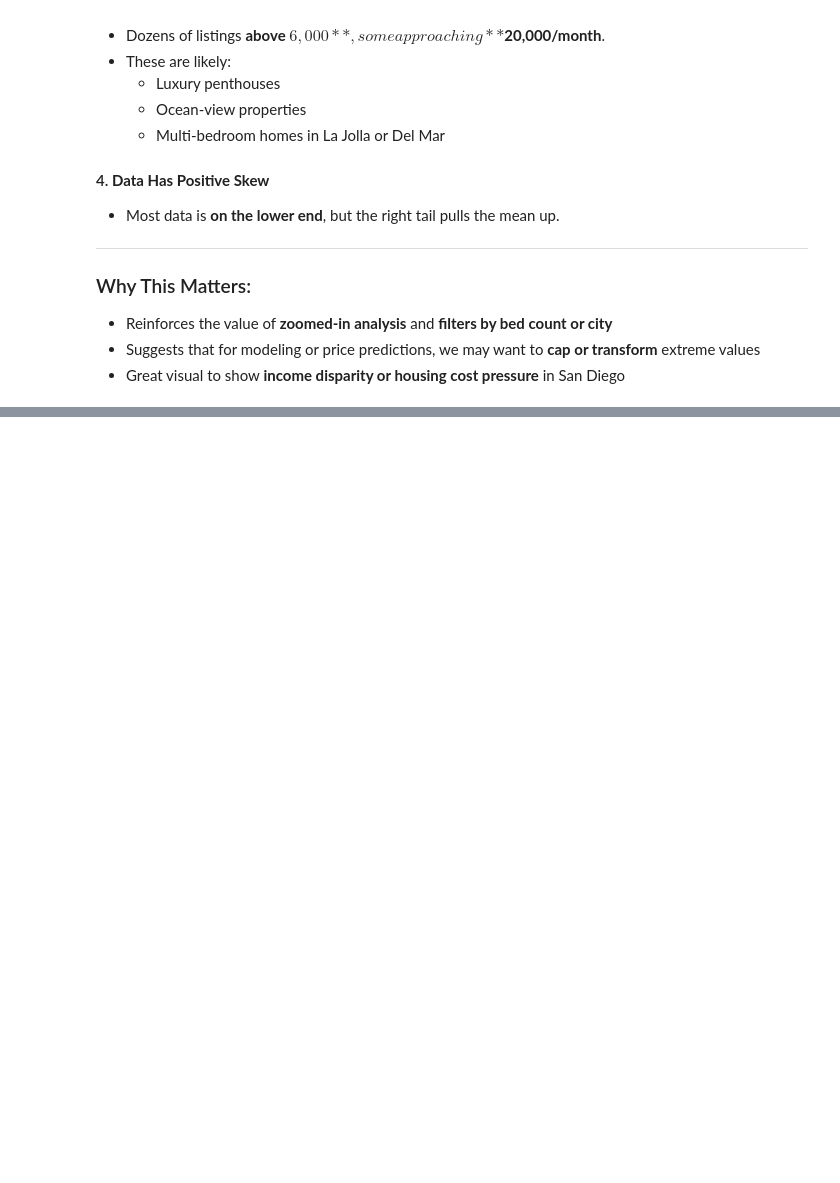
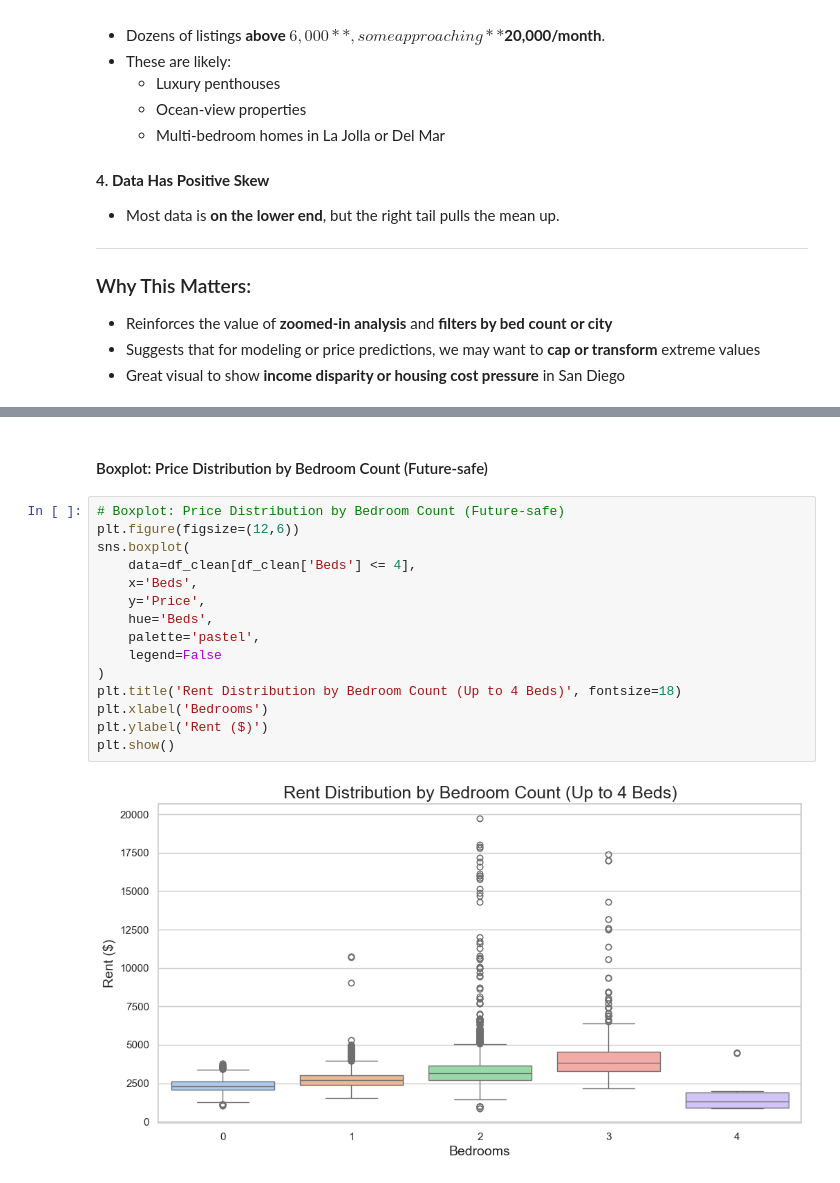
Before and after one commit to JTMarcu/rental_price, a Jupyter notebook: sd_rental_analysis.ipynb, the cells around one changed output, grey strips where cells are left out. Drawn from its saved outputs; the diff is of its cells as text; blank space fills up the shorter version.

```diff
--- a/sd_rental_analysis.ipynb
+++ b/sd_rental_analysis.ipynb
@@ -281,0 +348,19 @@ plt.show()
+# %% [markdown]
+#### Boxplot: Price Distribution by Bedroom Count (Future-safe)
+# %%
+# Boxplot: Price Distribution by Bedroom Count (Future-safe)
+plt.figure(figsize=(12,6))
+sns.boxplot(
+    data=df_clean[df_clean['Beds'] <= 4],
+    x='Beds',
+    y='Price',
+    hue='Beds',
+    palette='pastel',
+    legend=False
+)
+plt.title('Rent Distribution by Bedroom Count (Up to 4 Beds)', fontsize=18)
+plt.xlabel('Bedrooms')
+plt.ylabel('Rent ($)')
+plt.show()
+# %% [output]
+[figure, added]
```
Also changed, not shown: parts of 24 cells of this notebook.
